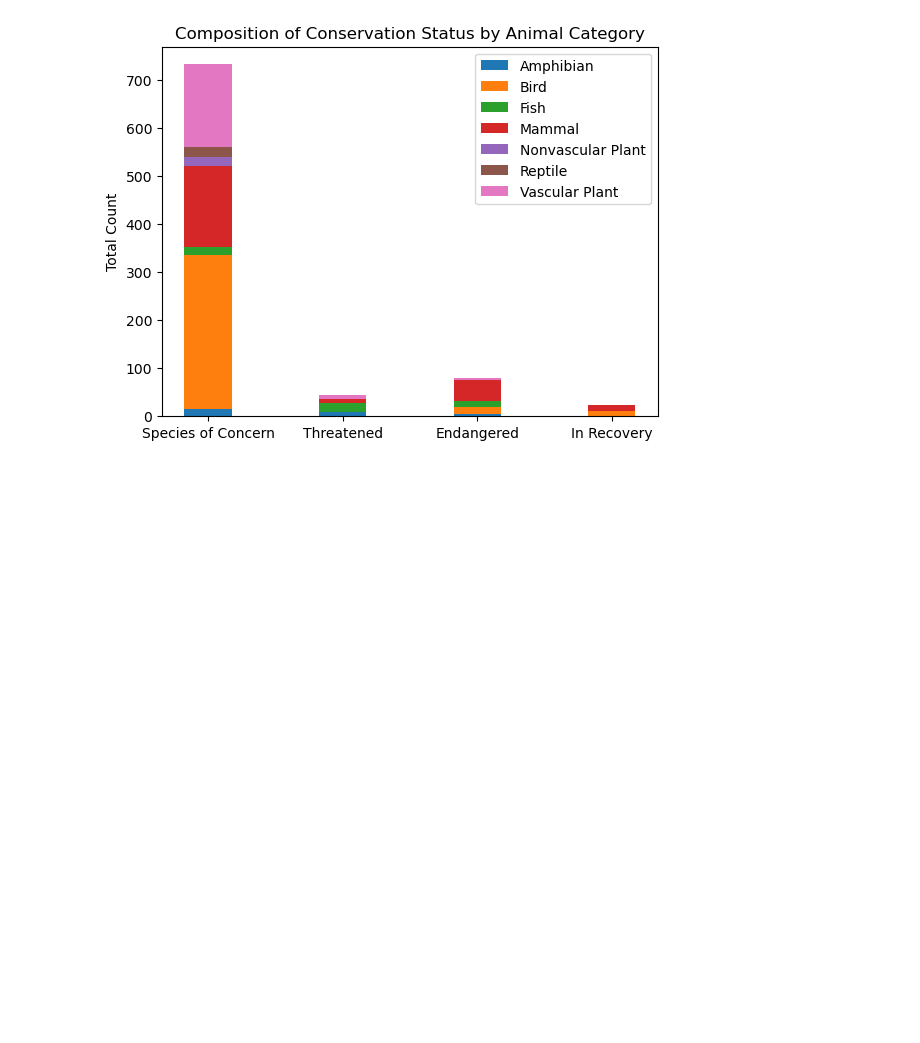
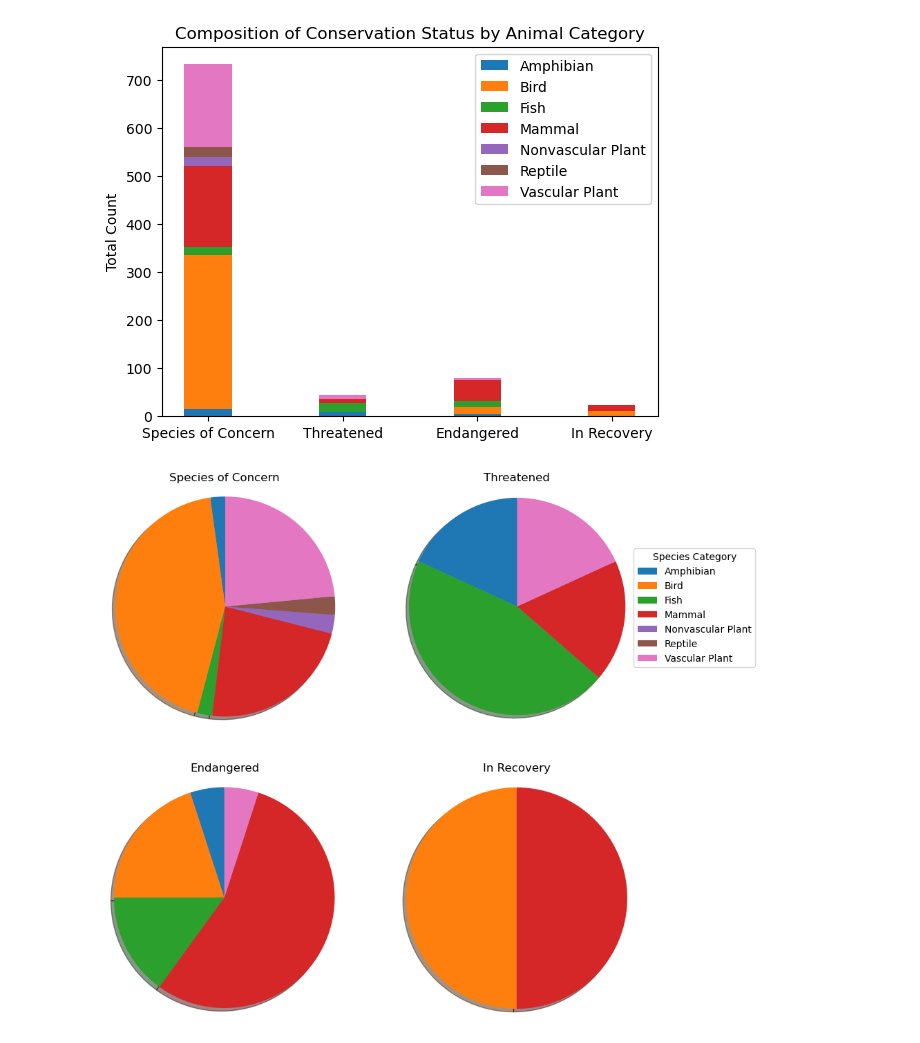
Before and after one commit to MaximilianHauser/CC_DS21_Biodiversity_in_National_Parks, a Jupyter notebook: biodiversity.ipynb, the cells around one changed output. Cells and saved outputs as stored; diff of their text form; code cells hidden in the pictures; blank space fills up the shorter version.

Commit message:
Added Piecharts with composition of each conservation_status

```diff
--- a/biodiversity.ipynb
+++ b/biodiversity.ipynb
@@ -467,3 +467,47 @@ ax.legend()
 plt.show()
 # %% [output]
 [figure]
+# %%
+# pie_size lists for piechart ------------------------------------------------------------------------------------------------ #
+concern_lst = list(category_count_df.concern_count)
+threatened_lst = list(category_count_df.threatened_count)
+endangered_lst = list(category_count_df.endangered_count)
+recovery_lst = list(category_count_df.recovery_count)
+
+
+
+
+# total count of endangered animals in endangered_lst ------------------------------------------------------------------------ #
+labels = ['Vascular Plant', 'Mammal', 'Bird', 'Nonvascular Plant', 'Amphibian', 'Reptile', 'Fish']
+labels.sort()
+#explode = (0, 0, 0, 0.1, 0, 0, 0)
+
+# scatterplots to visualize wether or not there is a pattern in conservation_status, by park or category --------------------- #
+
+fig = plt.figure(figsize=(10,10))
+fig.subplots_adjust(hspace=0.2, wspace=0.2)
+
+ax = fig.add_subplot(2, 2, 1)
+ax.pie(concern_lst, shadow=True, startangle=90)
+ax.axis("equal")
+plt.title("Species of Concern")
+
+ax = fig.add_subplot(2, 2, 2)
+ax.pie(threatened_lst, shadow=True, startangle=90)
+ax.axis("equal")
+ax.legend(labels, title="Species Category", loc="center right", bbox_to_anchor=(1, 0, 0.5, 1))
+plt.title("Threatened")
+
+ax = fig.add_subplot(2, 2, 3)
+ax.pie(endangered_lst, shadow=True, startangle=90)
+ax.axis("equal")
+plt.title("Endangered")
+
+ax = fig.add_subplot(2, 2, 4)
+ax.pie(recovery_lst, shadow=True, startangle=90)
+ax.axis("equal")
+plt.title("In Recovery")
+
+plt.show()
+# %% [output]
+[figure, added]
```
Also changed, not shown: parts of 1 cell of this notebook.
